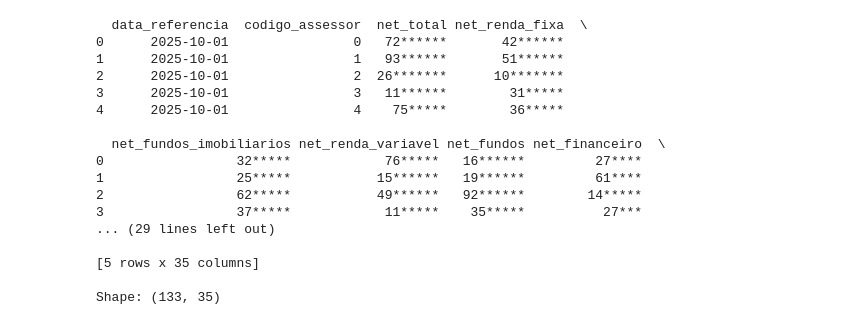
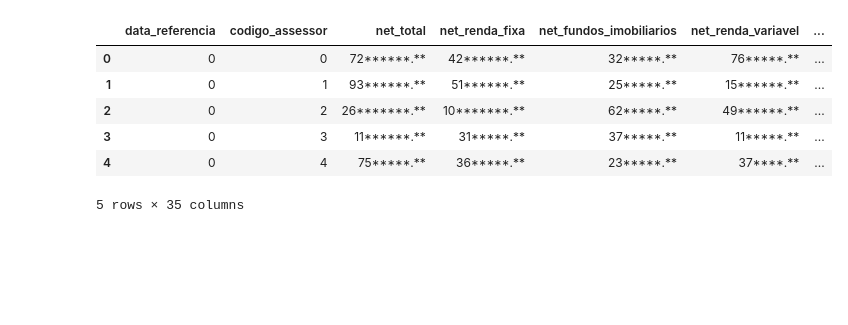
Before and after one commit to luisvinatea/Py-Bull-Sql, a Jupyter notebook: notebooks/insights.ipynb, the cells around one changed output. Drawn from its saved outputs; the diff is of its cells as text; code cells hidden in the pictures; blank space fills up the shorter version.

```diff
--- a/notebooks/insights.ipynb
+++ b/notebooks/insights.ipynb
@@ -71,56 +70,72 @@ db_manager = DatabaseManager()
 for conn in db_manager.get_database_connection():
     query = "SELECT * FROM vw_aai"
     cursor = conn.cursor()
     cursor.execute(query)
     columns = [column[0] for column in cursor.description]
     df = pd.DataFrame.from_records(cursor.fetchall(), columns=columns)
 
 if df["data_referencia"].dtype == "object":
     df["data_referencia"] = pd.to_datetime(
         df["data_referencia"], format="%Y-%m-%d"
     )
 
 le = LabelEncoder()
-for column in df.select_dtypes(include=["object"]).columns:
+for column in df.select_dtypes(include=["object", "datetime64"]).columns:
     df[column] = le.fit_transform(df[column])
 
 # Criar cópia mascarada para visualização (valores sensíveis ocultos)
 df_display = df.copy()
 
 
 def mask_value(x):
-    """Mascara valores numéricos mantendo apenas os 2 primeiros dígitos"""
+    """Mascara valores numéricos mantendo apenas os 2 primeiros dígitos
+    Aplica também para casas decimais."""
     if pd.isna(x) or x == 0:
         return x
-    str_val = f"{abs(x):.0f}"
-    if len(str_val) > 2:
-        masked = str_val[:2] + "*" * (len(str_val) - 2)
-        return masked if x >= 0 else f"-{masked}"
-    return x
+
+    # Se for integer, manter apenas o primeiro dígito
+    if isinstance(x, int):
+        return str(x)[0] + "*"
+
+    # Formatar com 2 casas decimais
+    formatted = f"{abs(x):.2f}"
+
+    # Separar parte inteira e decimal
+    if "." in formatted:
+        integer_part, decimal_part = formatted.split(".")
+    else:
+        integer_part = formatted
+        decimal_part = ""
+
+    # Mascarar parte inteira se tiver mais de 2 dígitos
+    if len(integer_part) > 2:
+        masked_int = integer_part[:2] + "*" * (len(integer_part) - 2)
+    else:
+        masked_int = integer_part
+
+    # Mascarar parte decimal
+    masked_dec = "**" if decimal_part else ""
+
+    # Reconstruir valor
+    if masked_dec:
+        result = f"{masked_int}.{masked_dec}"
+    else:
+        result = masked_int
+
+    return result if x >= 0 else f"-{result}"
 
 
 # Aplicar máscara apenas em colunas numéricas (exceto data_referencia e codigo_assessor)
 for column in df_display.select_dtypes(include=["float64", "int64"]).columns:
     if column not in ["data_referencia", "codigo_assessor"]:
         df_display[column] = df[column].apply(mask_value)
 
-print(df_display.head())
-print(f"\nShape: {df.shape}")
+df_display.head()
 # %% [output]
+|  | data_referencia | codigo_assessor | net_total | net_renda_fixa | net_fundos_imobiliarios | net_renda_variavel | ... |
+| 0 | 0 | 0 | 72******.** | 42******.** | 32*****.** | 76*****.** | ... |
+| 1 | 0 | 1 | 93******.** | 51******.** | 25*****.** | 15******.** | ... |
+| 2 | 0 | 2 | 26*******.** | 10*******.** | 62*****.** | 49******.** | ... |
+| 3 | 0 | 3 | 11******.** | 31*****.** | 37*****.** | 11*****.** | ... |
+| 4 | 0 | 4 | 75*****.** | 36*****.** | 23*****.** | 37****.** | ... |
-  data_referencia  codigo_assessor  net_total net_renda_fixa  \
-0      2025-10-01                0   72******       42******
-1      2025-10-01                1   93******       51******
-2      2025-10-01                2  26*******      10*******
-3      2025-10-01                3   11******        31*****
-4      2025-10-01                4    75*****        36*****
-
-  net_fundos_imobiliarios net_renda_variavel net_fundos net_financeiro  \
-0                 32*****            76*****   16******         27****
-1                 25*****           15******   19******         61****
-2                 62*****           49******   92******        14*****
-3                 37*****            11*****    35*****          27***
-... (29 lines left out)
-
-[5 rows x 35 columns]
-
-Shape: (133, 35)
+5 rows × 35 columns
```
Also changed, not shown: parts of 7 cells of this notebook.
